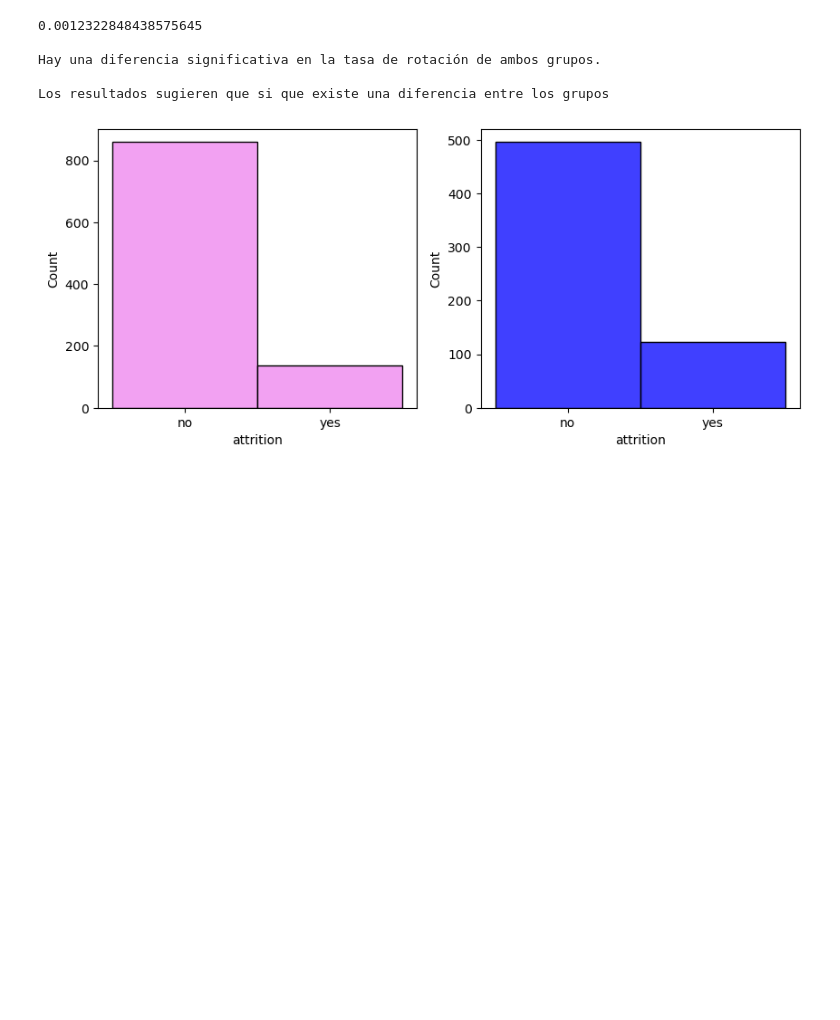
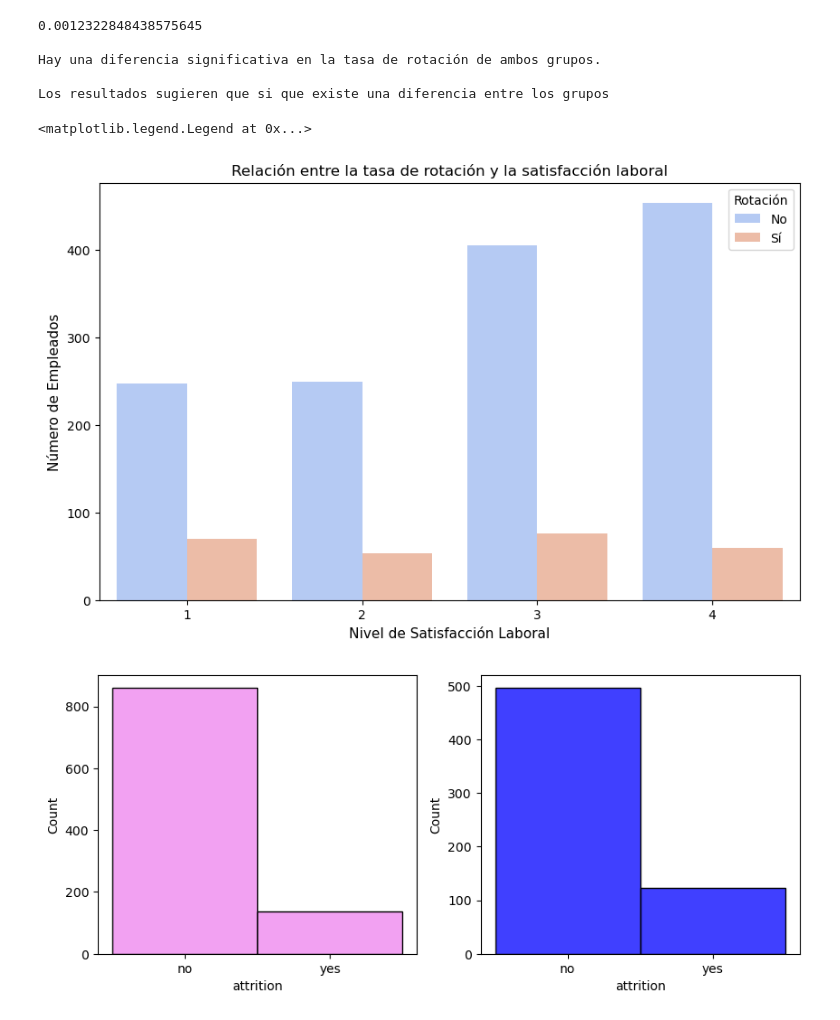
Before and after one commit to ArianaPapantonio/Final_project_module_3, a Jupyter notebook: Fase_4_AB_testing/AB_testing.ipynb, the cells around one changed output. Cells and saved outputs as stored; diff of their text form; code cells hidden in the pictures; blank space fills up the shorter version.

```diff
--- a/AB_testing.ipynb
+++ b/Fase_4_AB_testing/AB_testing.ipynb
@@ -13,7 +13,7 @@ import scipy.stats as stats
 import matplotlib.pyplot as plt
 pd.set_option("display.max_columns", None)
 # %%
-df = pd.read_csv("CSV/data_limpia_1.csv", index_col=0)
+df = pd.read_csv("../Data/data_limpia_1.csv", index_col=0)
 
 df.head()
 # %% [output]
@@ -195,6 +195,22 @@ Hay una diferencia significativa en la tasa de rotación de ambos grupos.
 Los resultados sugieren que si que existe una diferencia entre los grupos
 # %%
 #Graficos para mostrar diferencias entre grupos:
+# %%
+#
+# Gráfico de barras
+plt.figure(figsize=(10, 6))
+sns.countplot(x="jobsatisfaction", hue="attrition", data=df, dodge=True, palette="coolwarm")
+
+# Añadir título y etiquetas
+plt.title("Relación entre la tasa de rotación y la satisfacción laboral", fontsize=12)
+plt.xlabel("Nivel de Satisfacción Laboral", fontsize=11)
+plt.ylabel("Número de Empleados", fontsize=11)
+
+# Añadir leyenda
+plt.legend(title="Rotación", labels=["No", "Sí"])  # Personaliza los labels si es necesario
+# %% [output]
+<matplotlib.legend.Legend at 0x...>
+[figure, added]
 # %%
 fig, axes = plt.subplots(nrows = 1, ncols = 2, figsize = (10, 4))
 
```
Also changed, not shown: parts of 5 cells of this notebook, 19 other files.
